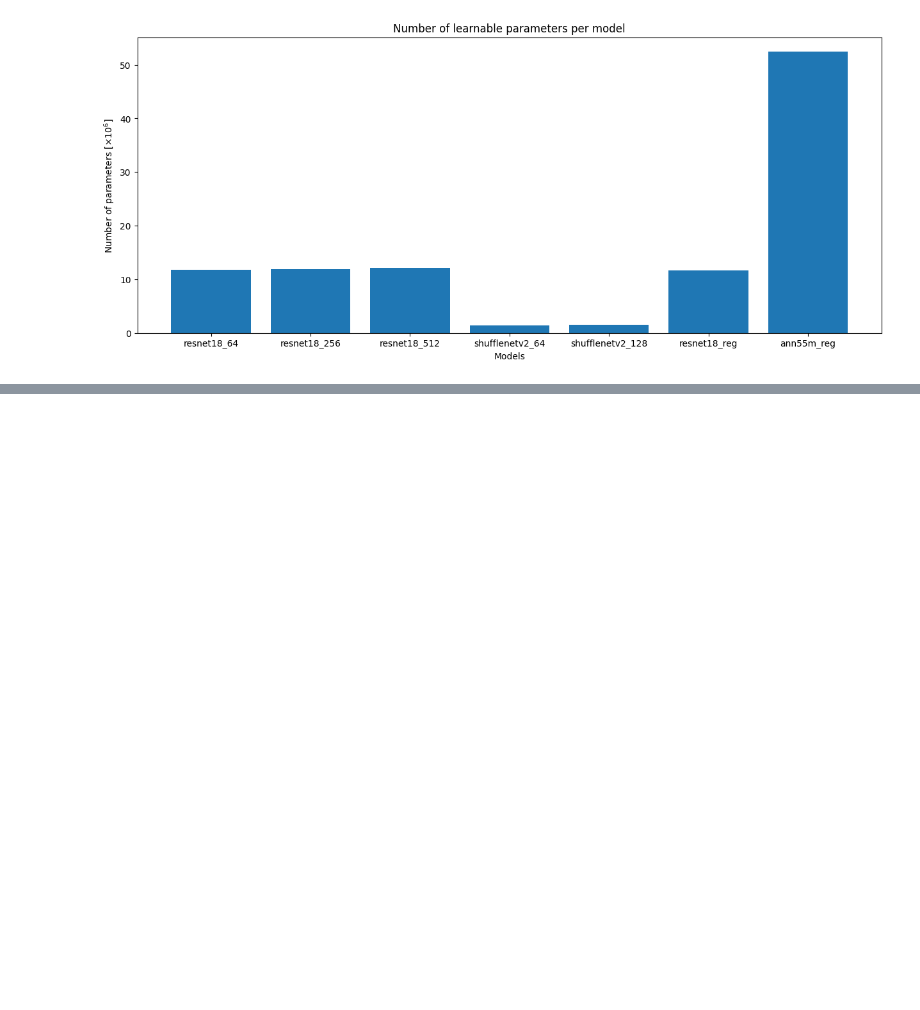
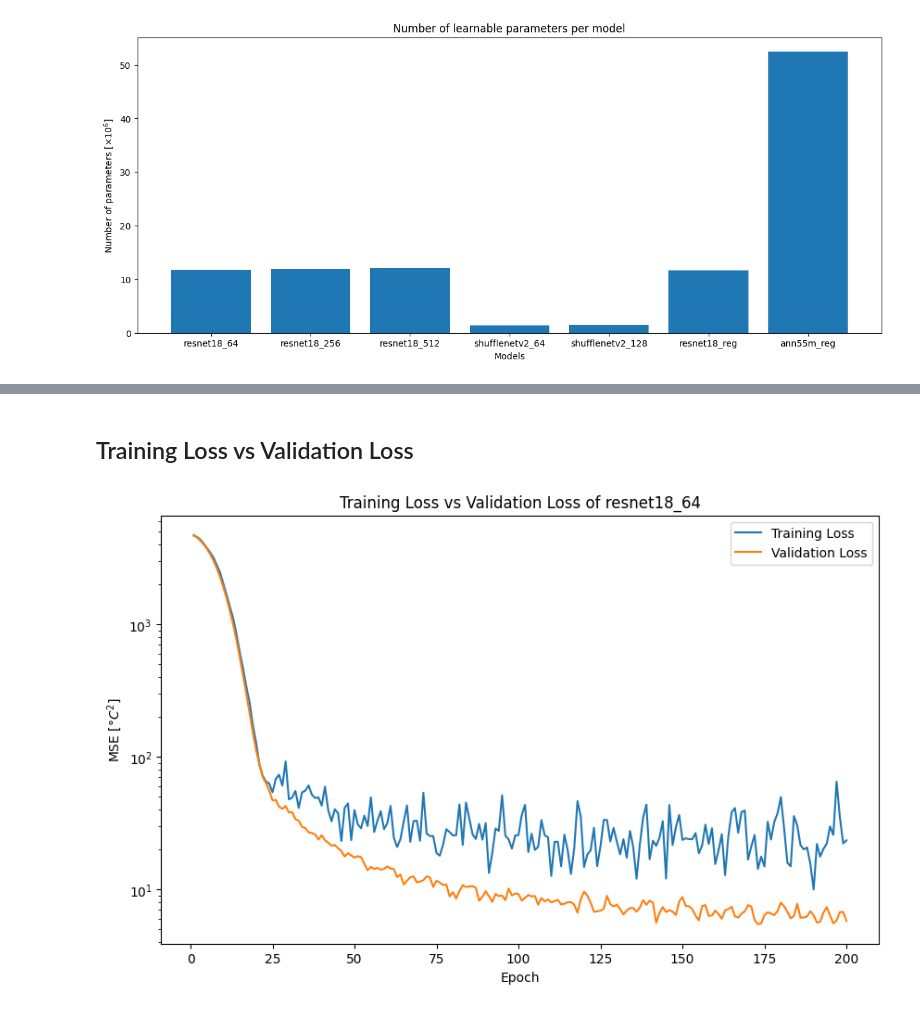
Before and after one commit to tsopeter/835-Final-Project, a Jupyter notebook: CompareModels.ipynb, the cells around one changed output, grey strips where cells are left out. Cells and saved outputs as stored; diff of their text form; code cells hidden in the pictures; blank space fills up the shorter version.

```diff
--- a/CompareModels.ipynb
+++ b/CompareModels.ipynb
@@ -127,0 +208,26 @@ plt.show()
+# %% [markdown]
+## Training Loss vs Validation Loss
+# %%
+Models = {}
+model_name = 'resnet18_64'
+Models[model_name] = GetRegressorDataAsDict('ConModels/Resnet18/5_400ep_64e_r_200ep_1_t1.0_b128/Regressor')
+
+epochs = 200
+plt.figure(figsize=[10, 6])
+plt.plot(
+    np.array([
+        np.arange(1, epochs+1) for _ in range(2)
+    ]).T,
+    np.array([
+        Models[model_name]['TMSE'][:epochs],
+        Models[model_name]['VMSE'][:epochs]
+    ]).T
+)
+plt.title(f"Training Loss vs Validation Loss of {model_name}")
+plt.xlabel("Epoch")
+plt.ylabel(r"MSE $[\degree C^2]$")
+plt.yscale("log")
+plt.legend(["Training Loss", "Validation Loss"])
+plt.show()
+# %% [output]
+[figure, added]
```
Also changed, not shown: parts of 9 cells of this notebook.
